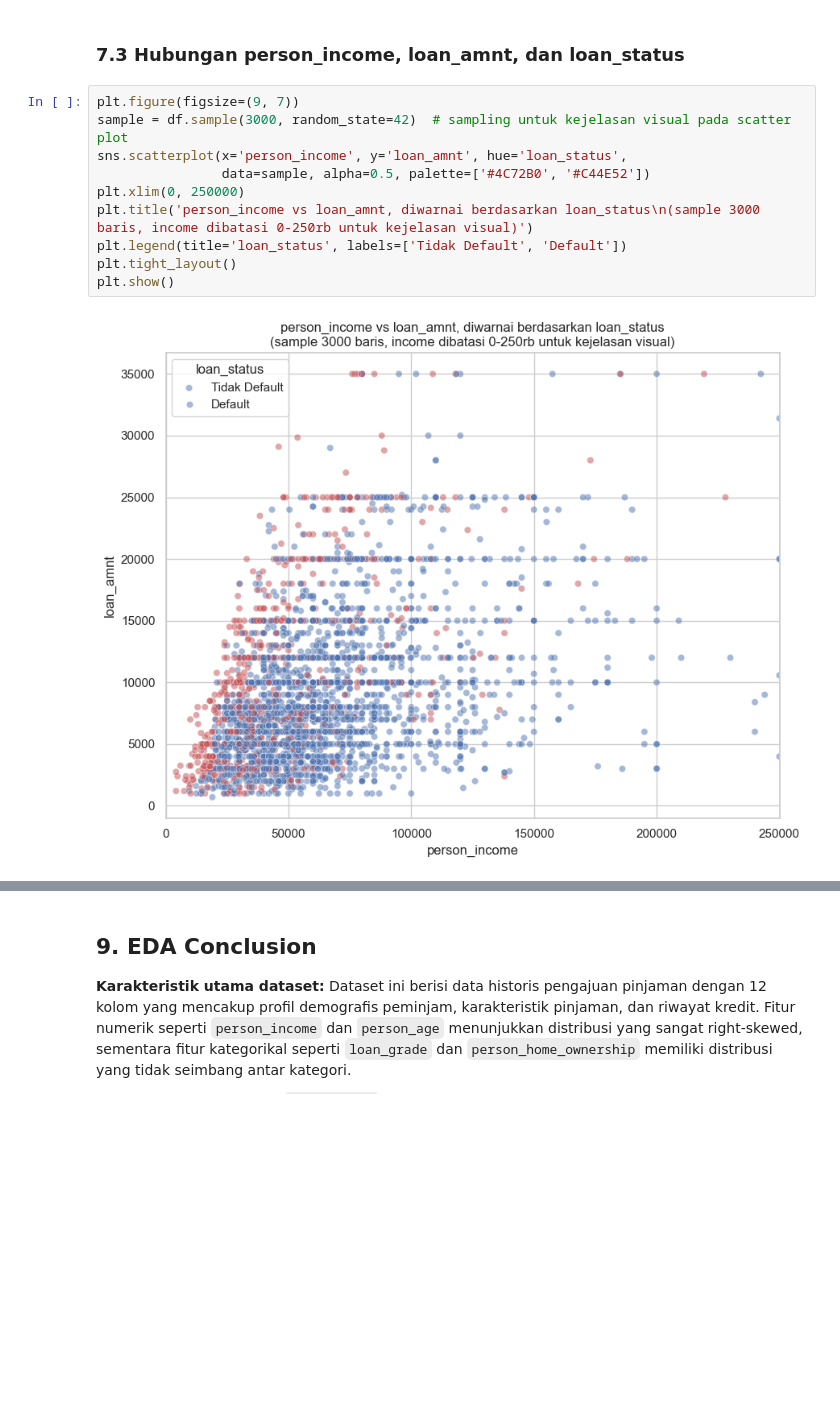
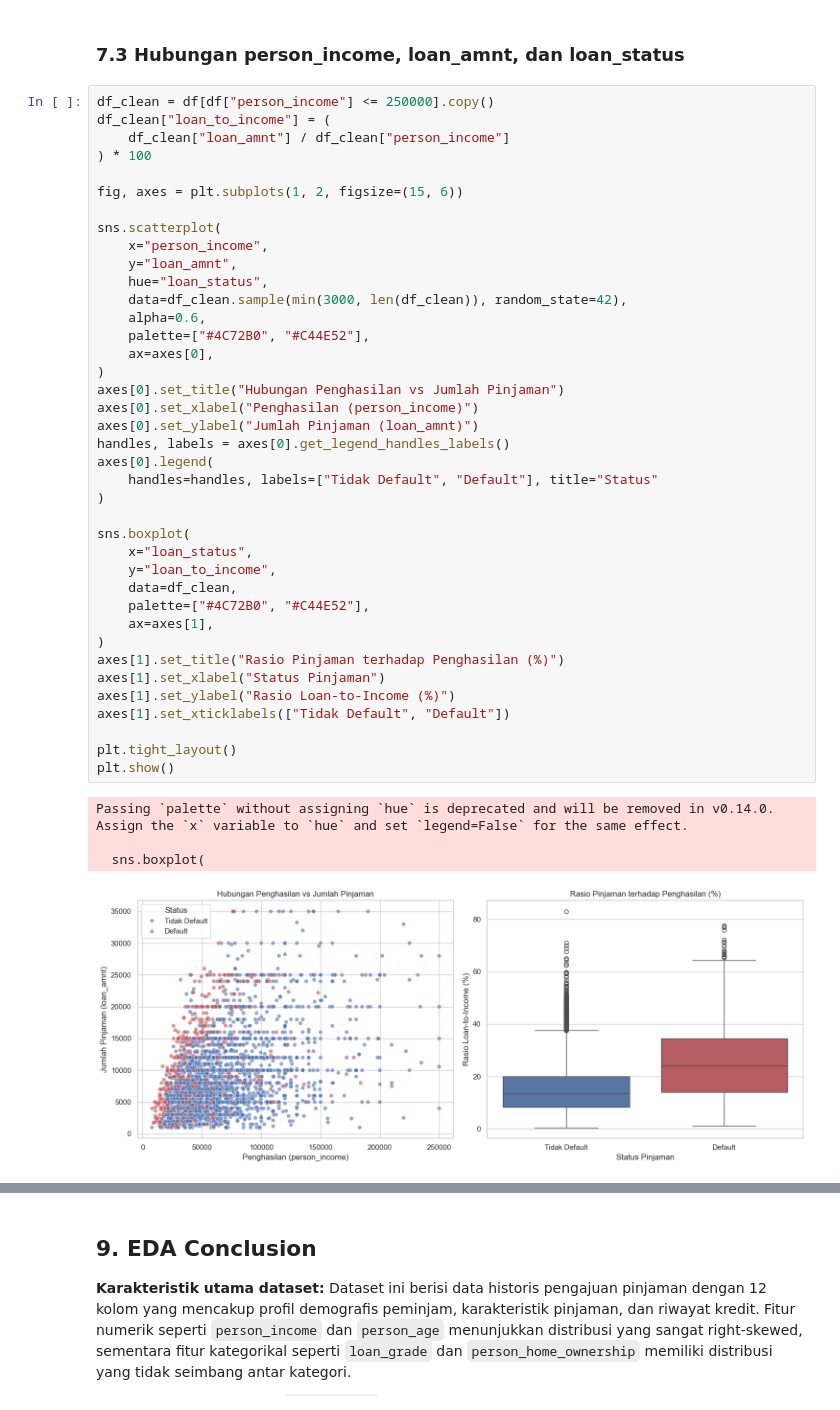
Before and after one commit to clairedible/DataAnalyst_DSMBC, a Jupyter notebook: DSMBC_Day-1.ipynb, the cells around one changed output, grey strips where cells are left out. Cells and saved outputs as stored; diff of their text form; blank space fills up the shorter version.

```diff
--- a/DSMBC_Day-1.ipynb
+++ b/DSMBC_Day-1.ipynb
@@ -552,15 +608,47 @@ plt.show()
 # %% [markdown]
 ### 7.3 Hubungan person_income, loan_amnt, dan loan_status
 # %%
-plt.figure(figsize=(9, 7))
-sample = df.sample(3000, random_state=42)  # sampling untuk kejelasan visual pada scatter plot
-sns.scatterplot(x='person_income', y='loan_amnt', hue='loan_status',
-                data=sample, alpha=0.5, palette=['#4C72B0', '#C44E52'])
-plt.xlim(0, 250000)
-plt.title('person_income vs loan_amnt, diwarnai berdasarkan loan_status\n(sample 3000 baris, income dibatasi 0-250rb untuk kejelasan visual)')
-plt.legend(title='loan_status', labels=['Tidak Default', 'Default'])
+df_clean = df[df["person_income"] <= 250000].copy()
+df_clean["loan_to_income"] = (
+    df_clean["loan_amnt"] / df_clean["person_income"]
+) * 100
+
+fig, axes = plt.subplots(1, 2, figsize=(15, 6))
+
+sns.scatterplot(
+    x="person_income",
+    y="loan_amnt",
+    hue="loan_status",
+    data=df_clean.sample(min(3000, len(df_clean)), random_state=42),
+    alpha=0.6,
+    palette=["#4C72B0", "#C44E52"],
+    ax=axes[0],
+)
+axes[0].set_title("Hubungan Penghasilan vs Jumlah Pinjaman")
+axes[0].set_xlabel("Penghasilan (person_income)")
+axes[0].set_ylabel("Jumlah Pinjaman (loan_amnt)")
+handles, labels = axes[0].get_legend_handles_labels()
+axes[0].legend(
+    handles=handles, labels=["Tidak Default", "Default"], title="Status"
+)
+
+sns.boxplot(
+    x="loan_status",
+    y="loan_to_income",
+    data=df_clean,
+    palette=["#4C72B0", "#C44E52"],
+    ax=axes[1],
+)
+axes[1].set_title("Rasio Pinjaman terhadap Penghasilan (%)")
+axes[1].set_xlabel("Status Pinjaman")
+axes[1].set_ylabel("Rasio Loan-to-Income (%)")
+axes[1].set_xticklabels(["Tidak Default", "Default"])
+
 plt.tight_layout()
 plt.show()
 # %% [output]
+Passing `palette` without assigning `hue` is deprecated and will be removed in v0.14.0. Assign the `x` variable to `hue` and set `legend=False` for the same effect.
+
+  sns.boxplot(
-[figure, old version]
+[figure, new version]
 # %% [markdown]
```
Also changed, not shown: parts of 25 cells of this notebook.
